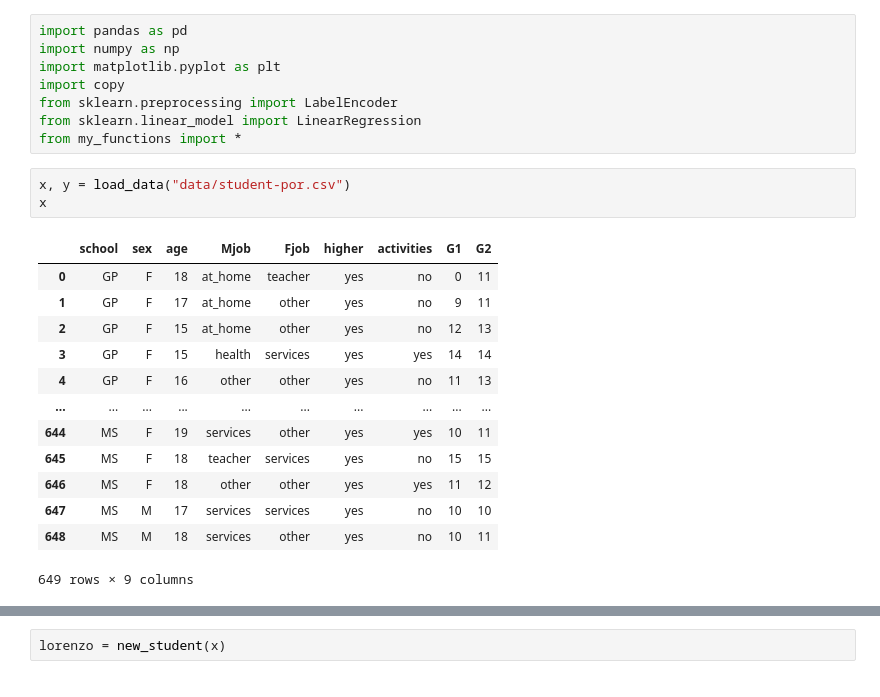
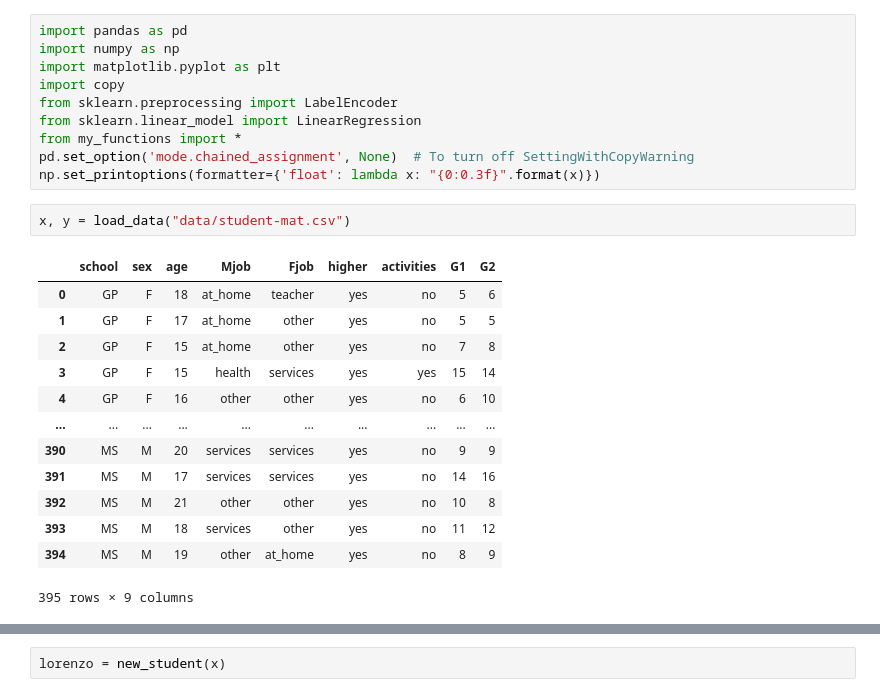
Before and after one commit to MishkaKnizhka98/Project, a Jupyter notebook: running_all_functions.ipynb, the cells around one changed output, grey strips where cells are left out. Saved outputs shown, nothing was run; the diff lists cells and outputs as text.

```diff
--- a/running_all_functions.ipynb
+++ b/running_all_functions.ipynb
@@ -6,20 +6,21 @@ import copy
 from sklearn.preprocessing import LabelEncoder
 from sklearn.linear_model import LinearRegression
 from my_functions import *
+pd.set_option('mode.chained_assignment', None)  # To turn off SettingWithCopyWarning
+np.set_printoptions(formatter={'float': lambda x: "{0:0.3f}".format(x)})
 # %%
-x, y = load_data("data/student-por.csv")
-x
+x, y = load_data("data/student-mat.csv")
 # %% [output]
 |  | school | sex | age | Mjob | Fjob | higher | activities | G1 | G2 |
-| 0 | GP | F | 18 | at_home | teacher | yes | no | 0 | 11 |
-| 1 | GP | F | 17 | at_home | other | yes | no | 9 | 11 |
-| 2 | GP | F | 15 | at_home | other | yes | no | 12 | 13 |
-| 3 | GP | F | 15 | health | services | yes | yes | 14 | 14 |
-| 4 | GP | F | 16 | other | other | yes | no | 11 | 13 |
+| 0 | GP | F | 18 | at_home | teacher | yes | no | 5 | 6 |
+| 1 | GP | F | 17 | at_home | other | yes | no | 5 | 5 |
+| 2 | GP | F | 15 | at_home | other | yes | no | 7 | 8 |
+| 3 | GP | F | 15 | health | services | yes | yes | 15 | 14 |
+| 4 | GP | F | 16 | other | other | yes | no | 6 | 10 |
 | ... | ... | ... | ... | ... | ... | ... | ... | ... | ... |
-| 644 | MS | F | 19 | services | other | yes | yes | 10 | 11 |
-| 645 | MS | F | 18 | teacher | services | yes | no | 15 | 15 |
-| 646 | MS | F | 18 | other | other | yes | yes | 11 | 12 |
-| 647 | MS | M | 17 | services | services | yes | no | 10 | 10 |
-| 648 | MS | M | 18 | services | other | yes | no | 10 | 11 |
+| 390 | MS | M | 20 | services | services | yes | no | 9 | 9 |
+| 391 | MS | M | 17 | services | services | yes | no | 14 | 16 |
+| 392 | MS | M | 21 | other | other | yes | no | 10 | 8 |
+| 393 | MS | M | 18 | services | other | yes | no | 11 | 12 |
+| 394 | MS | M | 19 | other | at_home | yes | no | 8 | 9 |
-649 rows × 9 columns
+395 rows × 9 columns
```
Also changed, not shown: parts of 7 cells of this notebook, 5 other files.
